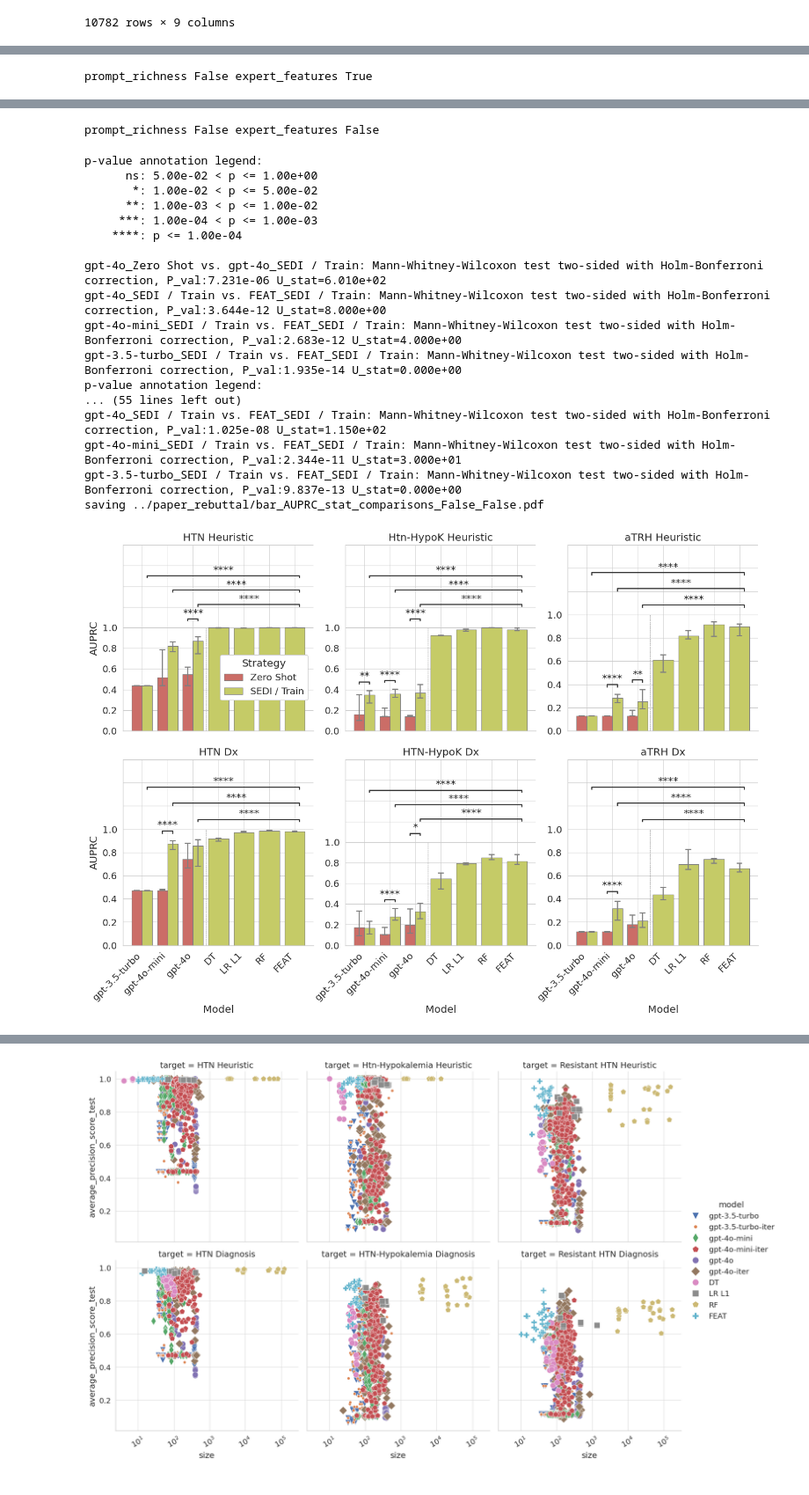
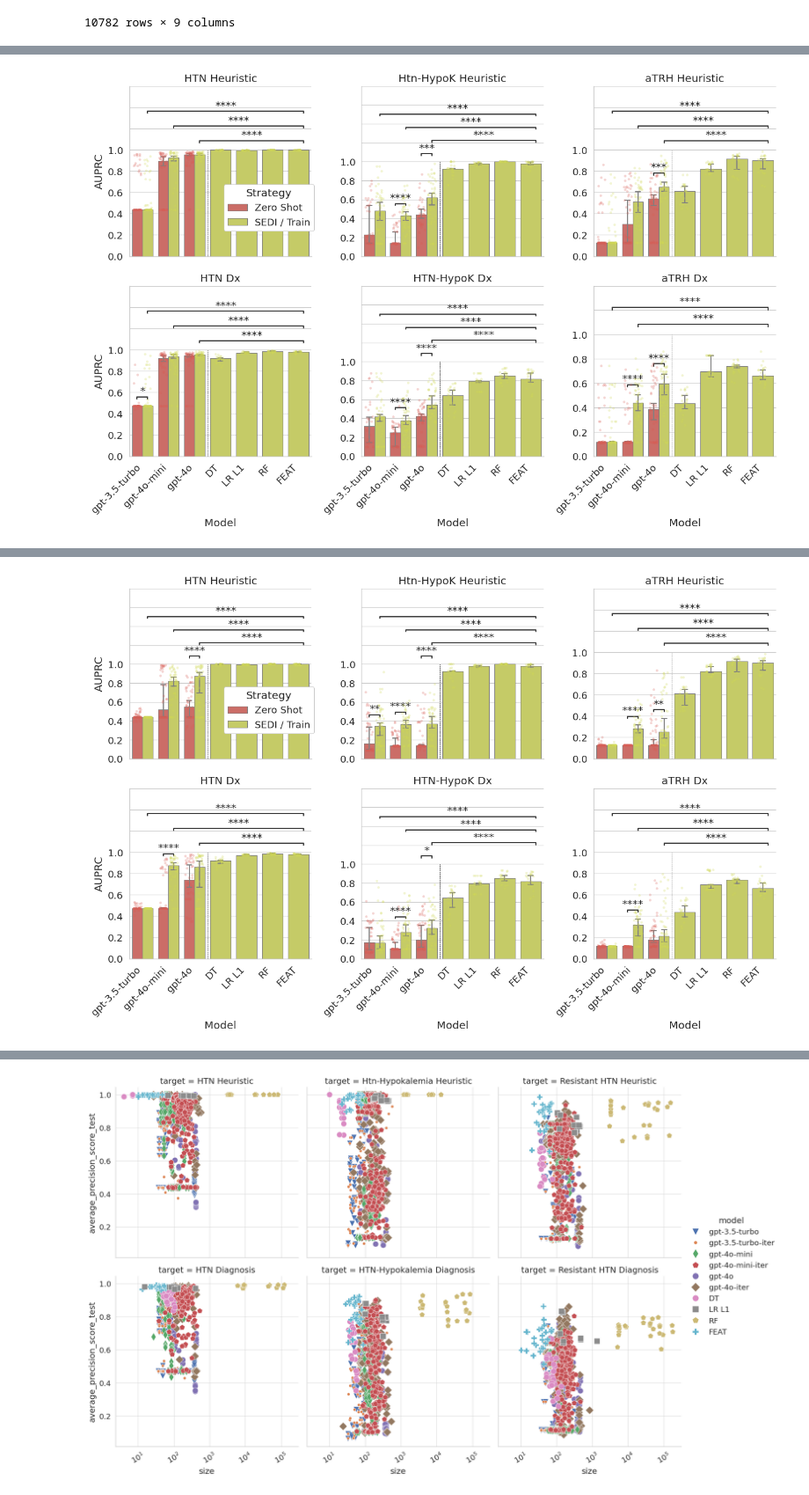
Before and after one commit to cavalab/htn-phenotyping-with-llms, a Jupyter notebook: notebooks/02. compare methods.ipynb, the cells around one changed output, grey strips where cells are left out. Shown at 88% size. Saved outputs shown, nothing was run; the diff lists cells and outputs as text; code cells hidden in the pictures.

Commit message:
Updated notebooks. new notebooks for parameter tuning of LLM models

```diff
--- a/notebooks/02. compare methods.ipynb
+++ b/notebooks/02. compare methods.ipynb
@@ -277,16 +277,50 @@ for prompt_richness in [True,False]:
                     ax.set_yticks(ax.get_yticks(),labels=yticklabels)
 
 
-            # g.map_dataframe(sns.stripplot, y=metric, dodge=True,
-            #                 x="Model",
-            #                 order=new_order,
-            #                 hue='Strategy',
-            #                 hue_order=['Zero Shot','Learning'],
-                            # hue_order=['Zero Shot','Learning'],
-            #                 size=2, color='k',
-            #                 linewidth=0.5,
-            #                 alpha=0.25)
+            # ------------------------------------------------------------------
+            # Add stripplot overlay after creating the bar plot
+            g.map_dataframe(sns.stripplot,
+                            data=data,
+                            x="Model",
+                            y=metric,
+                            hue='Strategy',
+                            order=new_order,
+                            hue_order=hue_order,
+                            dodge=True,
+                            size=3,
+                            #color='k',
+                            linewidth=0.25,
+                            alpha=0.25,
+                            jitter=0.3)
+
+            for (title, ax) in g._axes_dict.items():
+                # Adjust colors and positions for the last 4 bars
+                for i, point in enumerate(ax.collections):
+                    offsets = point.get_offsets()
+
+                    # not proud of this
+                    if len(offsets)>0:
+                        point.set_facecolors(palette[1])
+                        point.set_edgecolor(palette[1])
+
+                        if offsets[0, 0] <= 2.5: # it belongs to the small bar pairs
+                            for red_low, red_up in [(-0.5, 0.0), (0.5, 1.0), (1.5, 2.0)]:
+                                if red_low <= offsets[0, 0] <= red_up:
+                                    point.set_facecolors(palette[0])
+                                    point.set_edgecolor(palette[0])
+                        else: # other ML methods
+                            # Shift points left by 0.25 units
+                            offsets[:, 0] -= 0.25  # Modify x-coordinates
+
+                            # Update scatter plot positions
+                            point.set_offsets(offsets)
+            # ------------------------------------------------------------------
+
+            # Adjust legend position to accommodate stripplot points
+            sns.move_legend(g, loc=[.2,.65] if stat_comparisons else [0.2,0.7], frameon=True, framealpha=1)
+
             # plt.tight_layout()
+
             sns.move_legend(g,loc=[.2,.65] if stat_comparisons else [0.2,0.7],frameon=True, framealpha=1)
             figname = (
                 f"{paper_dir}/bar_{metric}{'_stat_comparisons' if stat_comparisons else ''}_{prompt_richness}_{icd_only}.pdf"
@@ -319,0 +387 @@ prompt_richness True expert_features False
+[figure, new version]
@@ -338 +404,0 @@ saving ../paper_rebuttal/bar_AUPRC_stat_comparisons_True_False.pdf
-prompt_richness False expert_features True
@@ -357,22 +405,4 @@ saving ../paper_rebuttal/bar_AUPRC_stat_comparisons_False_True.pdf
-prompt_richness False expert_features False
-p-value annotation legend:
-      ns: 5.00e-02 < p <= 1.00e+00
-       *: 1.00e-02 < p <= 5.00e-02
-      **: 1.00e-03 < p <= 1.00e-02
-     ***: 1.00e-04 < p <= 1.00e-03
-    ****: p <= 1.00e-04
-
-gpt-4o_Zero Shot vs. gpt-4o_SEDI / Train: Mann-Whitney-Wilcoxon test two-sided with Holm-Bonferroni correction, P_val:7.231e-06 U_stat=6.010e+02
-gpt-4o_SEDI / Train vs. FEAT_SEDI / Train: Mann-Whitney-Wilcoxon test two-sided with Holm-Bonferroni correction, P_val:3.644e-12 U_stat=8.000e+00
-gpt-4o-mini_SEDI / Train vs. FEAT_SEDI / Train: Mann-Whitney-Wilcoxon test two-sided with Holm-Bonferroni correction, P_val:2.683e-12 U_stat=4.000e+00
-gpt-3.5-turbo_SEDI / Train vs. FEAT_SEDI / Train: Mann-Whitney-Wilcoxon test two-sided with Holm-Bonferroni correction, P_val:1.935e-14 U_stat=0.000e+00
-p-value annotation legend:
-... (55 lines left out)
-gpt-4o_SEDI / Train vs. FEAT_SEDI / Train: Mann-Whitney-Wilcoxon test two-sided with Holm-Bonferroni correction, P_val:1.025e-08 U_stat=1.150e+02
-gpt-4o-mini_SEDI / Train vs. FEAT_SEDI / Train: Mann-Whitney-Wilcoxon test two-sided with Holm-Bonferroni correction, P_val:2.344e-11 U_stat=3.000e+01
-gpt-3.5-turbo_SEDI / Train vs. FEAT_SEDI / Train: Mann-Whitney-Wilcoxon test two-sided with Holm-Bonferroni correction, P_val:9.837e-13 U_stat=0.000e+00
-saving ../paper_rebuttal/bar_AUPRC_stat_comparisons_False_False.pdf
-[figure, old version]
+[figure, new version]
 # %%
 yaxis_metrics = ['average_precision_score_test', 'roc_auc_score_test', 'accuracy_score_test']
 phenotypes = ['Diagnosis', 'Heuristic']
```
Also changed, not shown: parts of 5 cells of this notebook, 3 other files.
